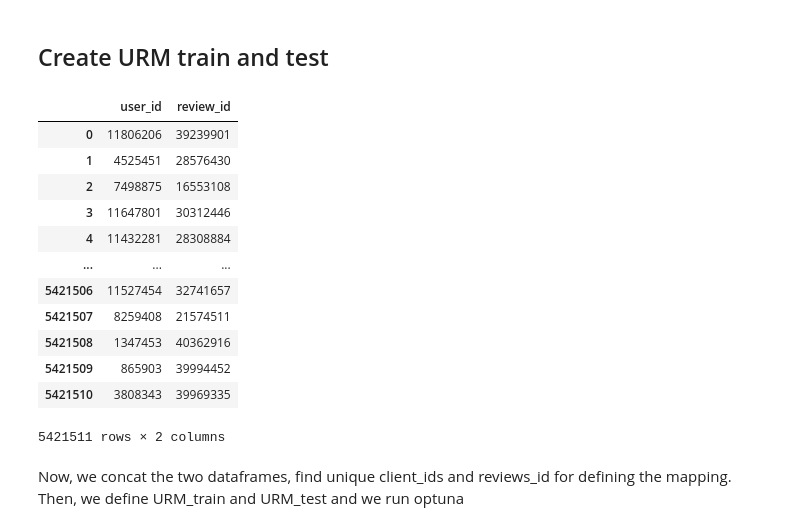
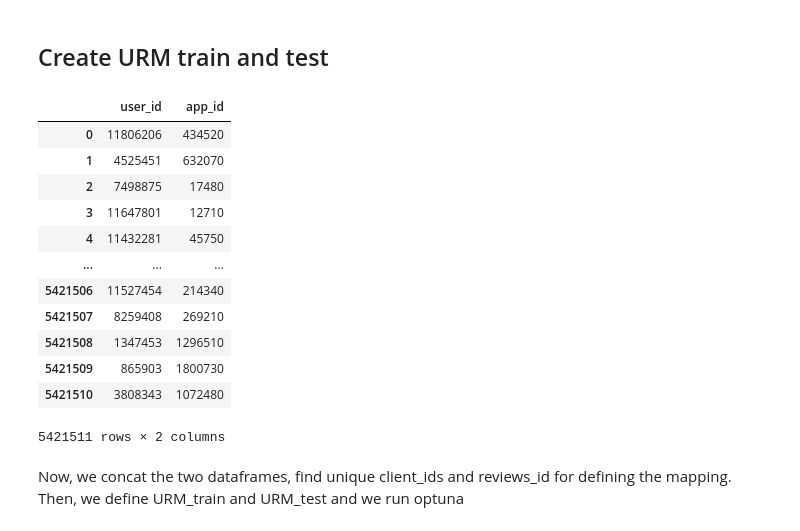
Before and after one commit to Peppisparrow/Using-LLM-to-gain-explenability-in-RecSys, a Jupyter notebook: Prototype/prototype_optuna.ipynb, the cells around one changed output. Cells and saved outputs as stored; diff of their text form; code cells hidden in the pictures.

```diff
--- a/Prototype/prototype_optuna.ipynb
+++ b/Prototype/prototype_optuna.ipynb
@@ -23,23 +23,23 @@ user_embeddings_path = data_path / 'user_embeddings_compressed.npz'
 ## Create URM train and test
 # %%
 import pandas as pd
-train_data = pd.read_csv(train_path)[['user_id', 'review_id']]
-test_data = pd.read_csv(test_path)[['user_id', 'review_id']]
+train_data = pd.read_csv(train_path)[['user_id', 'app_id']]
+test_data = pd.read_csv(test_path)[['user_id', 'app_id']]
 
 train_data
 # %% [output]
-|  | user_id | review_id |
-| 0 | 11806206 | 39239901 |
-| 1 | 4525451 | 28576430 |
-| 2 | 7498875 | 16553108 |
-| 3 | 11647801 | 30312446 |
-| 4 | 11432281 | 28308884 |
+|  | user_id | app_id |
+| 0 | 11806206 | 434520 |
+| 1 | 4525451 | 632070 |
+| 2 | 7498875 | 17480 |
+| 3 | 11647801 | 12710 |
+| 4 | 11432281 | 45750 |
 | ... | ... | ... |
-| 5421506 | 11527454 | 32741657 |
-| 5421507 | 8259408 | 21574511 |
-| 5421508 | 1347453 | 40362916 |
-| 5421509 | 865903 | 39994452 |
-| 5421510 | 3808343 | 39969335 |
+| 5421506 | 11527454 | 214340 |
+| 5421507 | 8259408 | 269210 |
+| 5421508 | 1347453 | 1296510 |
+| 5421509 | 865903 | 1800730 |
+| 5421510 | 3808343 | 1072480 |
 5421511 rows × 2 columns
 # %% [markdown]
 Now, we concat the two dataframes, find unique client_ids and reviews_id for defining the mapping. Then, we define URM_train and URM_test and we run optuna
```
Also changed, not shown: parts of 9 cells of this notebook, 4 other files.
